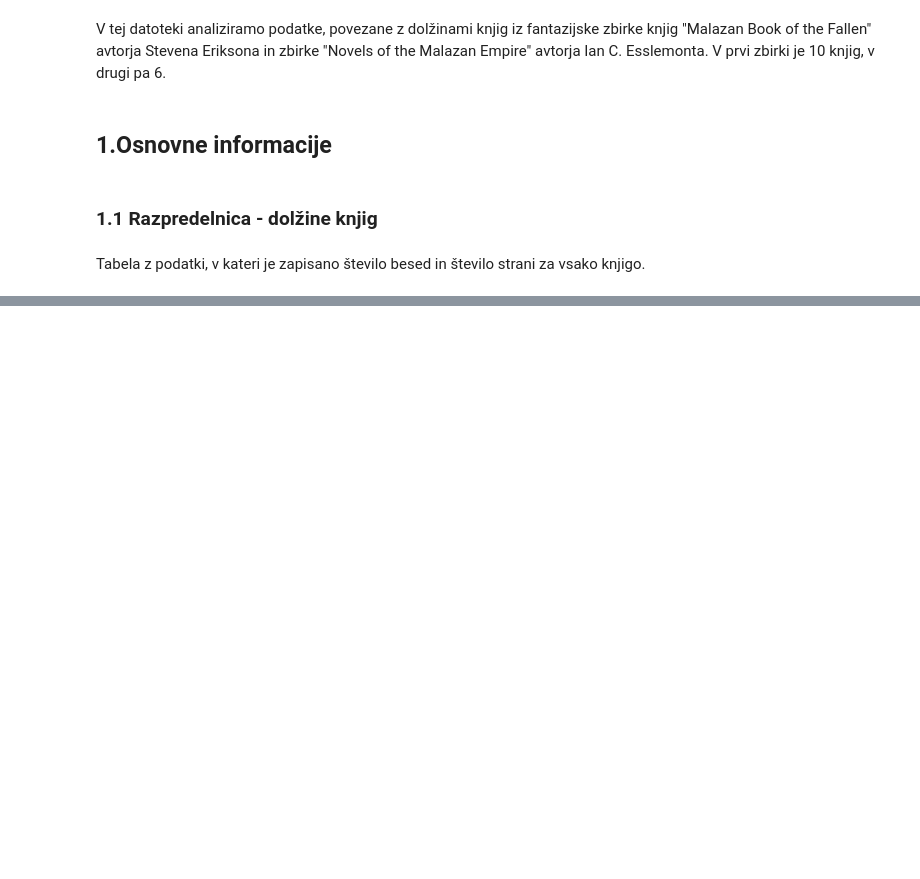
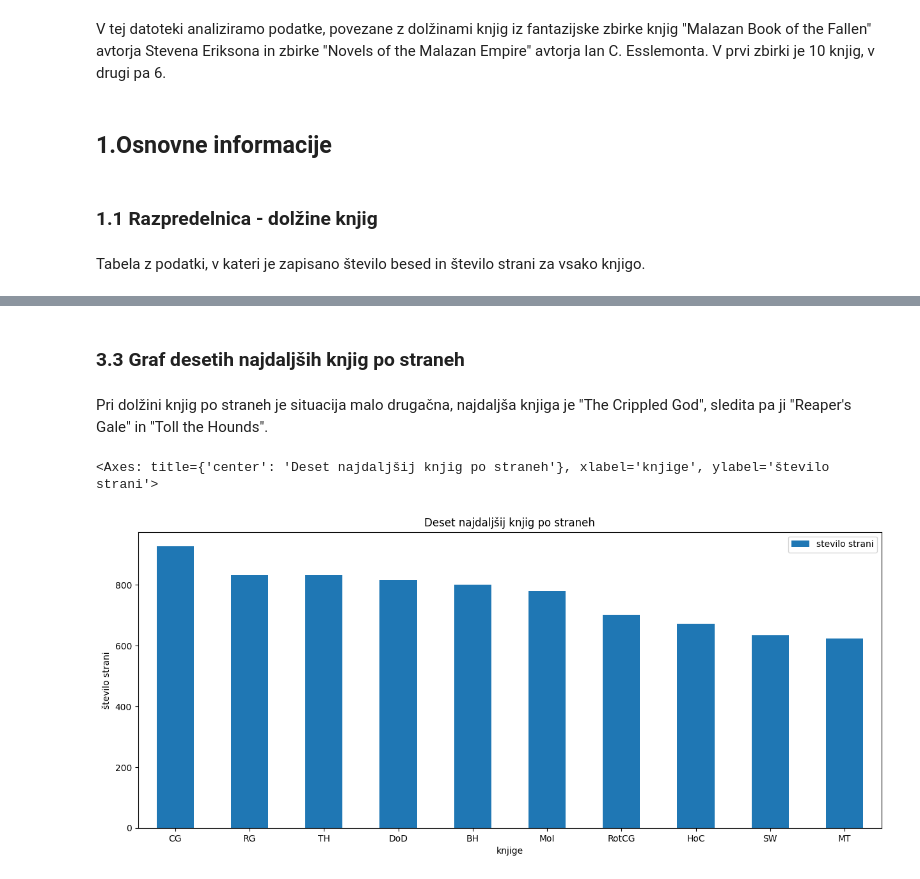
Before and after one commit to Neo-Mistral/Projektna-naloga, a Jupyter notebook: Analiziranje_dolzin_knjig.ipynb, the cells around one changed output, grey strips where cells are left out. Drawn from its saved outputs; the diff is of its cells as text; code cells hidden in the pictures; blank space fills up the shorter version.

```diff
--- a/Analiziranje_dolzin_knjig.ipynb
+++ b/Analiziranje_dolzin_knjig.ipynb
@@ -49,0 +72,3 @@ dolzine
+# %%
+dolzine_pages_top10 = dolzine.sort_values('stevilo strani', ascending=False).head(10)
+dolzine_pages_top10
@@ -49,0 +107,9 @@ dolzine
+# %% [markdown]
+### 3.3 Graf desetih najdaljših knjig po straneh
+# %% [markdown]
+Pri dolžini knjig po straneh je situacija malo drugačna, najdaljša knjiga je "The Crippled God", sledita pa ji "Reaper's Gale" in "Toll the Hounds".
+# %%
+dolzine_pages_top10.plot.bar(x='kratica', y='stevilo strani', xlabel='knjige', ylabel='število strani', figsize=(15, 6), title='Deset najdaljšij knjig po straneh', rot=0)
+# %% [output]
+<Axes: title={'center': 'Deset najdaljšij knjig po straneh'}, xlabel='knjige', ylabel='število strani'>
+[figure, added]
```
Also changed, not shown: parts of 14 cells of this notebook, 2 other files.
